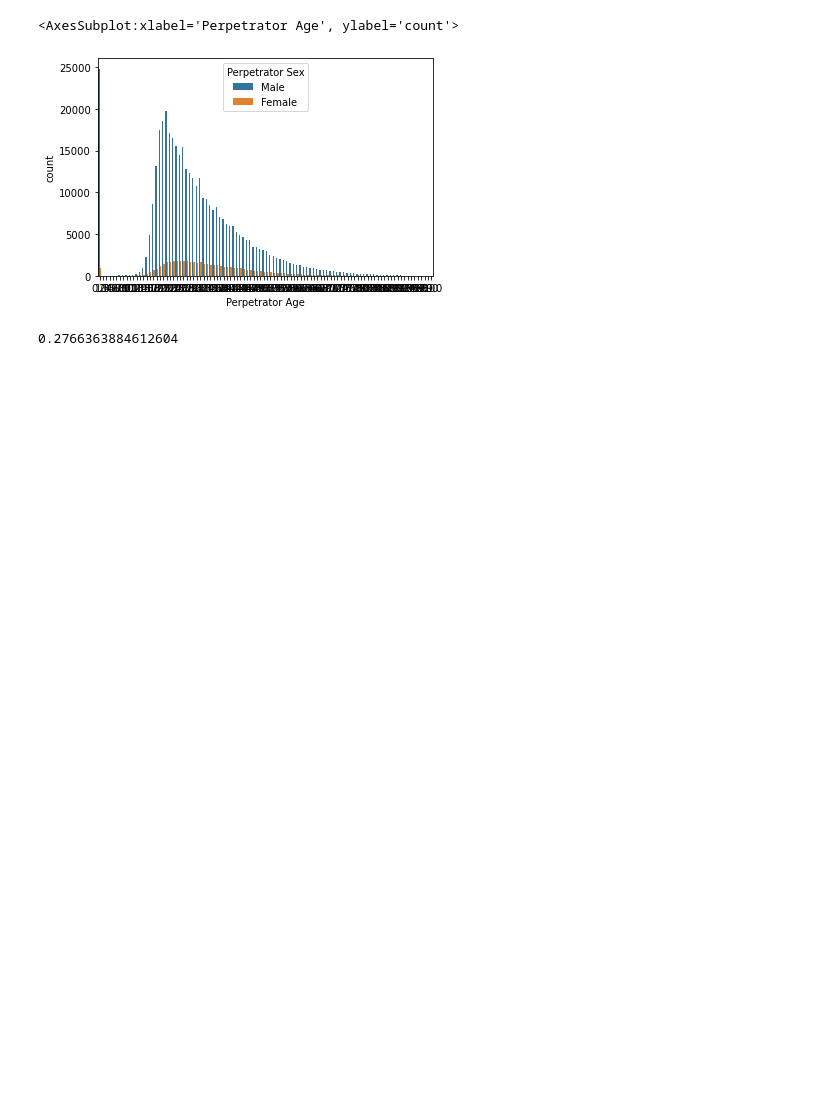
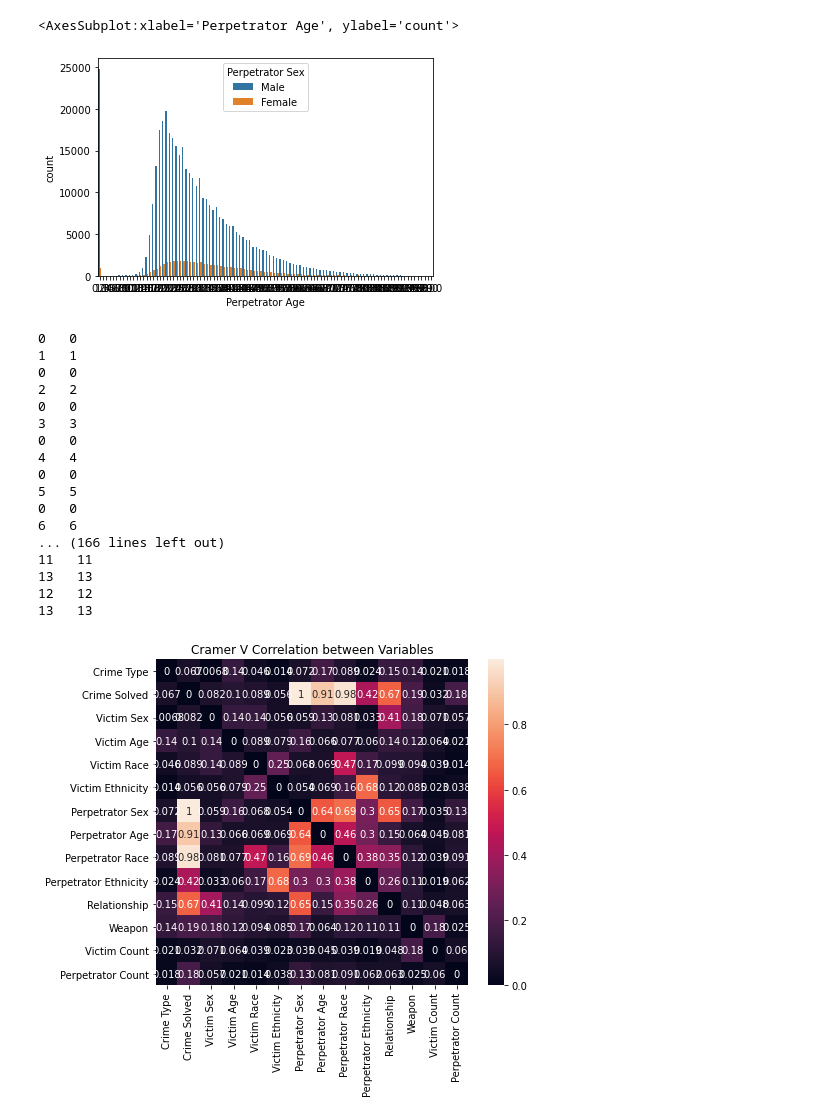
Before and after one commit to mchlstr/Stranovska_NS2021, a Jupyter notebook: Stranovska_NS2021_Data_preparation.ipynb, the cells around one changed output. Cells and saved outputs as stored; diff of their text form; code cells hidden in the pictures; blank space fills up the shorter version.

```diff
--- a/Stranovska_NS2021_Data_preparation.ipynb
+++ b/Stranovska_NS2021_Data_preparation.ipynb
@@ -249,2 +139,0 @@ file_to_see_outliers.plot(kind='box')
-# %%
-file= file.drop(labels=file.nlargest(1,'Victim Age').index, axis=0)
@@ -267,2 +139,0 @@ file
-# %%
-file= file.dropna()
@@ -470,8 +285,45 @@ def cramers_v(x, y):
     rcorr = r-((r-1)**2)/(n-1)
     kcorr = k-((k-1)**2)/(n-1)
     return np.sqrt(phi2corr/min((kcorr-1),(rcorr-1)))
-# %%
-cramers_v(file['City'],file['Crime Solved'])
-# %% [output]
-0.2766363884612604
+# %%
+# dropping some columns from the heatmaps because they seems to be irrelevant after couple trials:
+# dropping: 'Record ID', 'Agency Code', 'Year', 'Incident', 'Record Source'
+# dropping additional columns:'Agency Name', 'Agency Type', 'City','State', 'Month'
+cols = ['Crime Type', 'Crime Solved',
+       'Victim Sex', 'Victim Age', 'Victim Race', 'Victim Ethnicity',
+       'Perpetrator Sex', 'Perpetrator Age', 'Perpetrator Race',
+       'Perpetrator Ethnicity', 'Relationship', 'Weapon', 'Victim Count',
+       'Perpetrator Count',]
+corrM = np.zeros((len(cols),len(cols)))
+
+# there's probably a nice pandas way to do this
+for col1, col2 in itertools.combinations(cols, 2):
+    idx1, idx2 = cols.index(col1), cols.index(col2)
+    print(idx1, " ", cols.index(col1))
+    print(idx2, " ", cols.index(col2))
+    corrM[idx1, idx2] = cramers_v(file[col1], file[col2])
+    corrM[idx2, idx1] = corrM[idx1, idx2]
+corr = pd.DataFrame(corrM, index=cols, columns=cols)
+
+fig, ax = plt.subplots(figsize=(7, 6))
+ax = sns.heatmap(corr, annot=True, ax=ax); ax.set_title("Cramer V Correlation between Variables");
+# %% [output]
+0   0
+1   1
+0   0
+2   2
+0   0
+3   3
+0   0
+4   4
+0   0
+5   5
+0   0
+6   6
+... (166 lines left out)
+11   11
+13   13
+12   12
+13   13
+[figure, added]
 # %%
```
Also changed, not shown: parts of 55 cells of this notebook, 2 other files.
